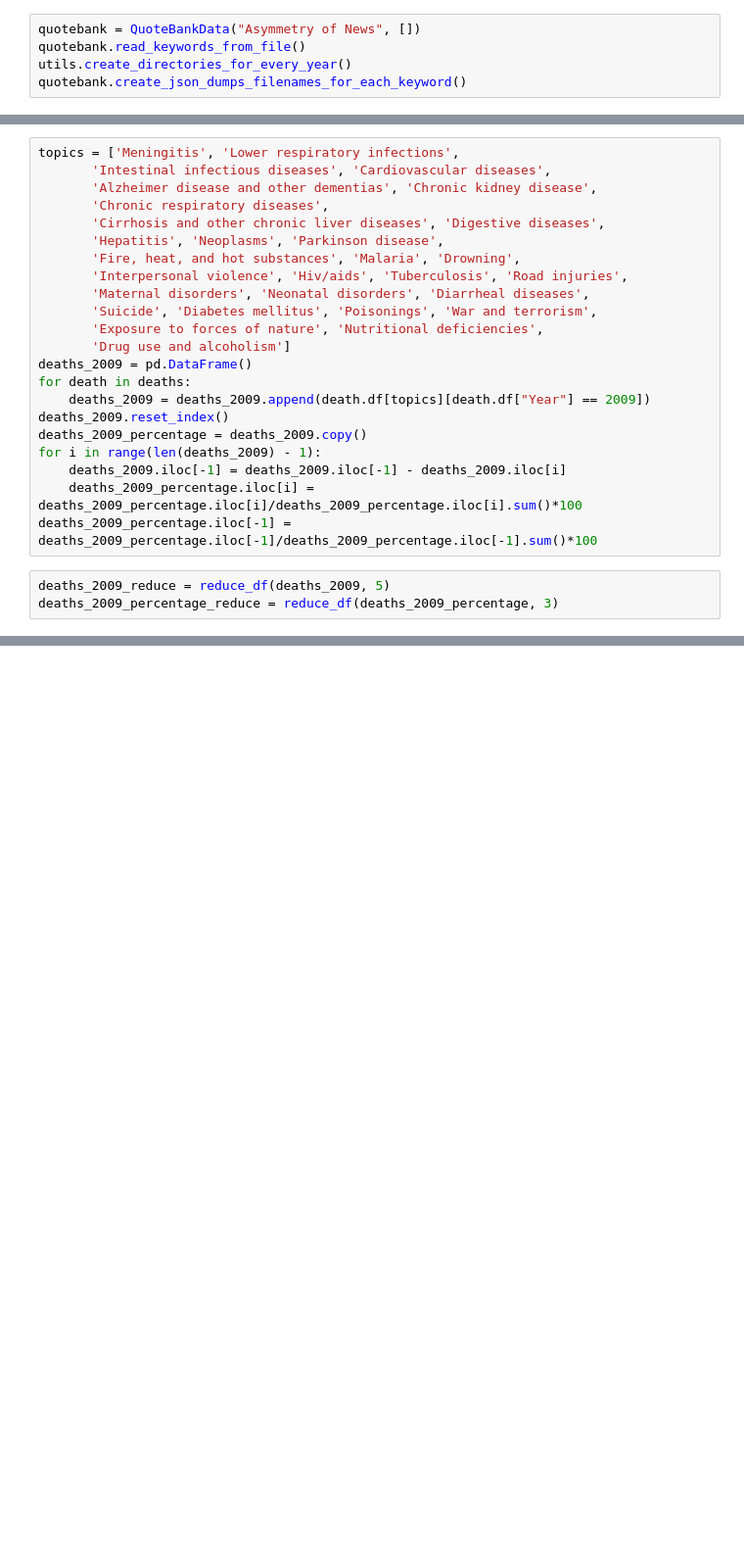
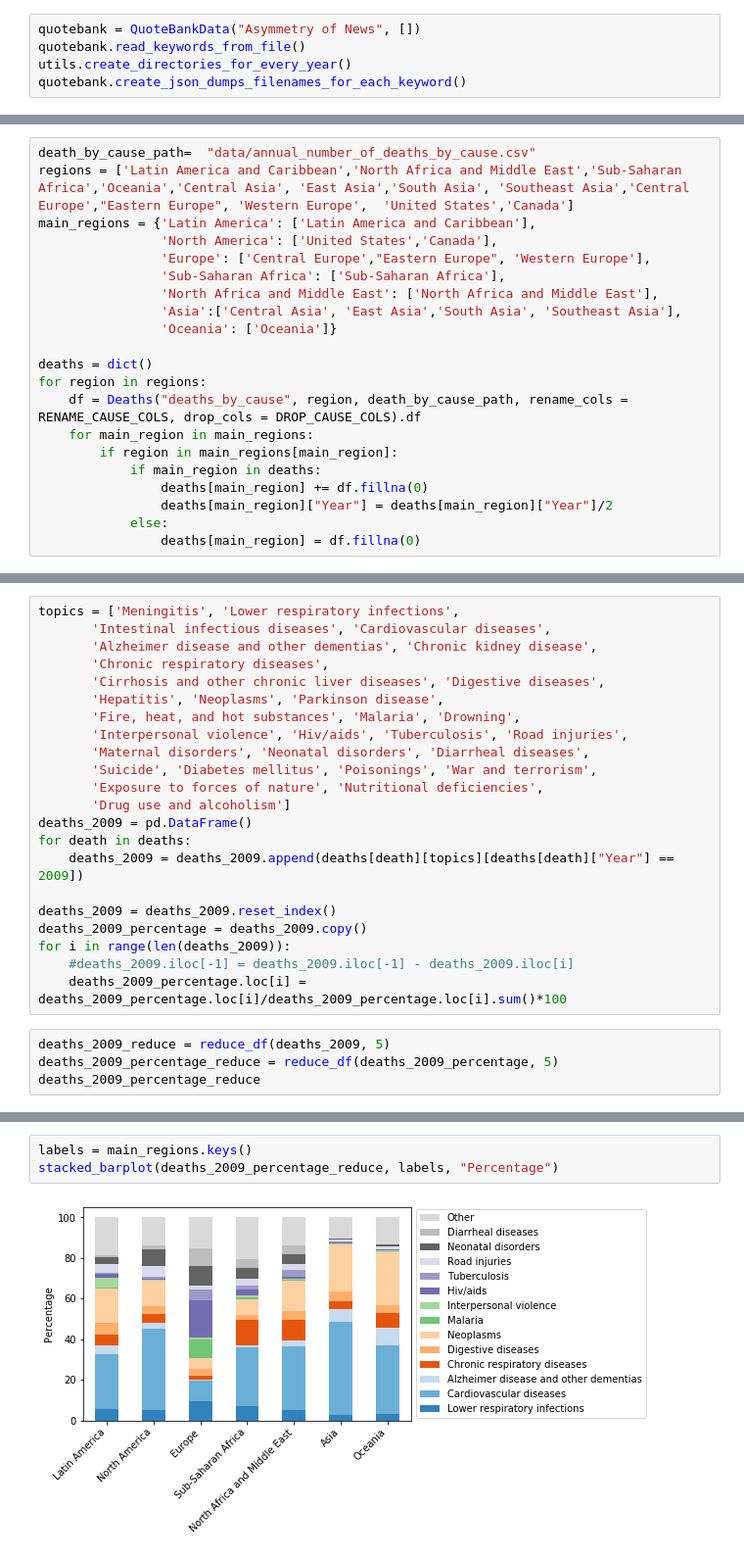
Before and after one commit to epfl-ada/ada-2021-project-hoja, a Jupyter notebook: country_comparison.ipynb, the cells around one changed output, grey strips where cells are left out. Shown at 98% size. Saved outputs shown, nothing was run; the diff lists cells and outputs as text; blank space fills up the shorter version.

```diff
--- a/country_comparison.ipynb
+++ b/country_comparison.ipynb
@@ -175,0 +295,21 @@ for country in countries:
+# %%
+death_by_cause_path=  "data/annual_number_of_deaths_by_cause.csv"
+regions = ['Latin America and Caribbean','North Africa and Middle East','Sub-Saharan Africa','Oceania','Central Asia', 'East Asia','South Asia', 'Southeast Asia','Central Europe',"Eastern Europe", 'Western Europe',  'United States','Canada']
+main_regions = {'Latin America': ['Latin America and Caribbean'],
+                'North America': ['United States','Canada'],
+                'Europe': ['Central Europe',"Eastern Europe", 'Western Europe'],
+                'Sub-Saharan Africa': ['Sub-Saharan Africa'],
+                'North Africa and Middle East': ['North Africa and Middle East'],
+                'Asia':['Central Asia', 'East Asia','South Asia', 'Southeast Asia'],
+                'Oceania': ['Oceania']}
+
+deaths = dict()
+for region in regions:
+    df = Deaths("deaths_by_cause", region, death_by_cause_path, rename_cols = RENAME_CAUSE_COLS, drop_cols = DROP_CAUSE_COLS).df
+    for main_region in main_regions:
+        if region in main_regions[main_region]:
+            if main_region in deaths:
+                deaths[main_region] += df.fillna(0)
+                deaths[main_region]["Year"] = deaths[main_region]["Year"]/2
+            else:
+                deaths[main_region] = df.fillna(0)
@@ -188,13 +342,14 @@ topics = ['Meningitis', 'Lower respiratory infections',
        'Drug use and alcoholism']
 deaths_2009 = pd.DataFrame()
 for death in deaths:
-    deaths_2009 = deaths_2009.append(death.df[topics][death.df["Year"] == 2009])
-deaths_2009.reset_index()
+    deaths_2009 = deaths_2009.append(deaths[death][topics][deaths[death]["Year"] == 2009])
+
+deaths_2009 = deaths_2009.reset_index()
 deaths_2009_percentage = deaths_2009.copy()
-for i in range(len(deaths_2009) - 1):
-    deaths_2009.iloc[-1] = deaths_2009.iloc[-1] - deaths_2009.iloc[i]
-    deaths_2009_percentage.iloc[i] = deaths_2009_percentage.iloc[i]/deaths_2009_percentage.iloc[i].sum()*100
-deaths_2009_percentage.iloc[-1] = deaths_2009_percentage.iloc[-1]/deaths_2009_percentage.iloc[-1].sum()*100
+for i in range(len(deaths_2009)):
+    #deaths_2009.iloc[-1] = deaths_2009.iloc[-1] - deaths_2009.iloc[i]
+    deaths_2009_percentage.loc[i] = deaths_2009_percentage.loc[i]/deaths_2009_percentage.loc[i].sum()*100
 # %%
 deaths_2009_reduce = reduce_df(deaths_2009, 5)
-deaths_2009_percentage_reduce = reduce_df(deaths_2009_percentage, 3)
+deaths_2009_percentage_reduce = reduce_df(deaths_2009_percentage, 5)
+deaths_2009_percentage_reduce
@@ -218,0 +365,5 @@ stacked_barplot(deaths_2009_percentage_reduce, labels, "Percentage")
+# %%
+labels = main_regions.keys()
+stacked_barplot(deaths_2009_percentage_reduce, labels, "Percentage")
+# %% [output]
+[figure, added]
```
Also changed, not shown: parts of 19 cells of this notebook.
